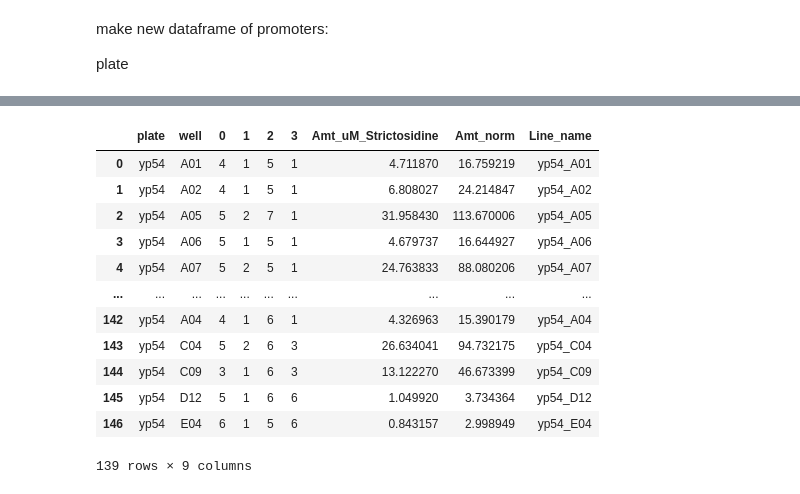
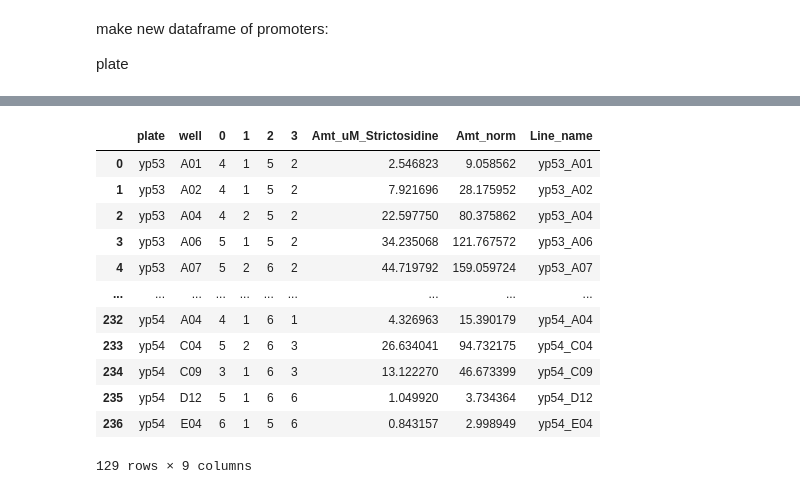
Before and after one commit to hiyama341/ConStrain, a Jupyter notebook: notebooks/10-TEST-Library_Characterization2.ipynb, the cells around one changed output, grey strips where cells are left out. Saved outputs shown, nothing was run; the diff lists cells and outputs as text; code cells hidden in the pictures.

```diff
--- a/notebooks/10-TEST-Library_Characterization2.ipynb
+++ b/notebooks/10-TEST-Library_Characterization2.ipynb
@@ -929,0 +997,3 @@ df_alignment['well'] = well_list
+# %%
+df_alignment = df_alignment.drop_duplicates(subset = ['Sample-Name'])
+print('Duplicated samples:', df_alignment.duplicated(subset=['Sample-Name']).sum())
@@ -984,10 +1065,11 @@ all_data_frames
 # %%
 # lets merge the quality dataframe
-#infered_promoters_df = pd.merge(all_data_frames, df_alignment, left_on=['plate', 'well'], right_on = ['plate', 'well'])
+infered_promoters_df = pd.merge(all_data_frames, df_alignment, on=['plate', 'well'])
 # Sort by two columns
 #sorted_df_promoters = infered_promoters_df.sort_values(['plate', 'well'],ascending = [True, True])
 #sorted_df_promoters
 #all_data_frames
+#infered_promoters_df.duplicated(subset=['Sample-Name']).sum()
 # %%
 infered_promoters_df
 # %% [output]
@@ -1035,7 +1117,8 @@ cpr_df = cpr_df[["plate", "well", "inf_promoter"]]
 g8h_df.columns = ['plate', 'well', 'inf_promoter1']
 cpr_df.columns = ['plate', 'well', 'inf_promoter2']
 
-promoter_to_well = pd.merge(g8h_df, cpr_df, left_on=['plate','well' ], right_on = ['plate','well'])
+promoter_to_well = pd.merge(g8h_df, cpr_df, on=['plate','well' ])
+#promoter_to_well.duplicated(subset = ['plate', 'well']).sum()
 promoter_to_well
 # %% [output]
 |  | plate | well | inf_promoter1 | inf_promoter2 |
@@ -1093,8 +1195,0 @@ See the caveats in the documentation: https://pandas.pydata.org/pandas-docs/stab
-# %%
-for index, row in promoter_genotype_relationship.iterrows():
-    print(type(row['genotype']))
-    print(row['genotype'])
-    print(len(row['genotype']))
-    split = row['genotype'].split(" ")
-    print(len(split))
-    #g8h_geno = str(row['genotype']).split(" ")[0]
@@ -1205,18 +1266,18 @@ See the caveats in the documentation: https://pandas.pydata.org/pandas-docs/stab
 # %%
-promoter_genotype_relationship
+promoter_genotype_relationship.drop_duplicates()
 # %% [output]
 |  | plate | well | 0 | 1 | 2 | 3 | Amt_uM_Strictosidine | Amt_norm | Line_name |
-| 0 | yp54 | A01 | 4 | 1 | 5 | 1 | 4.711870 | 16.759219 | yp54_A01 |
-| 1 | yp54 | A02 | 4 | 1 | 5 | 1 | 6.808027 | 24.214847 | yp54_A02 |
-| 2 | yp54 | A05 | 5 | 2 | 7 | 1 | 31.958430 | 113.670006 | yp54_A05 |
-| 3 | yp54 | A06 | 5 | 1 | 5 | 1 | 4.679737 | 16.644927 | yp54_A06 |
-| 4 | yp54 | A07 | 5 | 2 | 5 | 1 | 24.763833 | 88.080206 | yp54_A07 |
+| 0 | yp53 | A01 | 4 | 1 | 5 | 2 | 2.546823 | 9.058562 | yp53_A01 |
+| 1 | yp53 | A02 | 4 | 1 | 5 | 2 | 7.921696 | 28.175952 | yp53_A02 |
+| 2 | yp53 | A04 | 4 | 2 | 5 | 2 | 22.597750 | 80.375862 | yp53_A04 |
+| 3 | yp53 | A06 | 5 | 1 | 5 | 2 | 34.235068 | 121.767572 | yp53_A06 |
+| 4 | yp53 | A07 | 5 | 2 | 6 | 2 | 44.719792 | 159.059724 | yp53_A07 |
 | ... | ... | ... | ... | ... | ... | ... | ... | ... | ... |
-| 142 | yp54 | A04 | 4 | 1 | 6 | 1 | 4.326963 | 15.390179 | yp54_A04 |
-| 143 | yp54 | C04 | 5 | 2 | 6 | 3 | 26.634041 | 94.732175 | yp54_C04 |
-| 144 | yp54 | C09 | 3 | 1 | 6 | 3 | 13.122270 | 46.673399 | yp54_C09 |
-| 145 | yp54 | D12 | 5 | 1 | 6 | 6 | 1.049920 | 3.734364 | yp54_D12 |
-| 146 | yp54 | E04 | 6 | 1 | 5 | 6 | 0.843157 | 2.998949 | yp54_E04 |
+| 232 | yp54 | A04 | 4 | 1 | 6 | 1 | 4.326963 | 15.390179 | yp54_A04 |
+| 233 | yp54 | C04 | 5 | 2 | 6 | 3 | 26.634041 | 94.732175 | yp54_C04 |
+| 234 | yp54 | C09 | 3 | 1 | 6 | 3 | 13.122270 | 46.673399 | yp54_C09 |
+| 235 | yp54 | D12 | 5 | 1 | 6 | 6 | 1.049920 | 3.734364 | yp54_D12 |
+| 236 | yp54 | E04 | 6 | 1 | 5 | 6 | 0.843157 | 2.998949 | yp54_E04 |
-139 rows × 9 columns
+129 rows × 9 columns
 # %%
 promoter_genotype_relationship_for_ml = promoter_genotype_relationship[['Line_name', '0','1', '2', '3', 'Amt_norm']]
```
Also changed, not shown: parts of 60 cells of this notebook, 1 other file.
